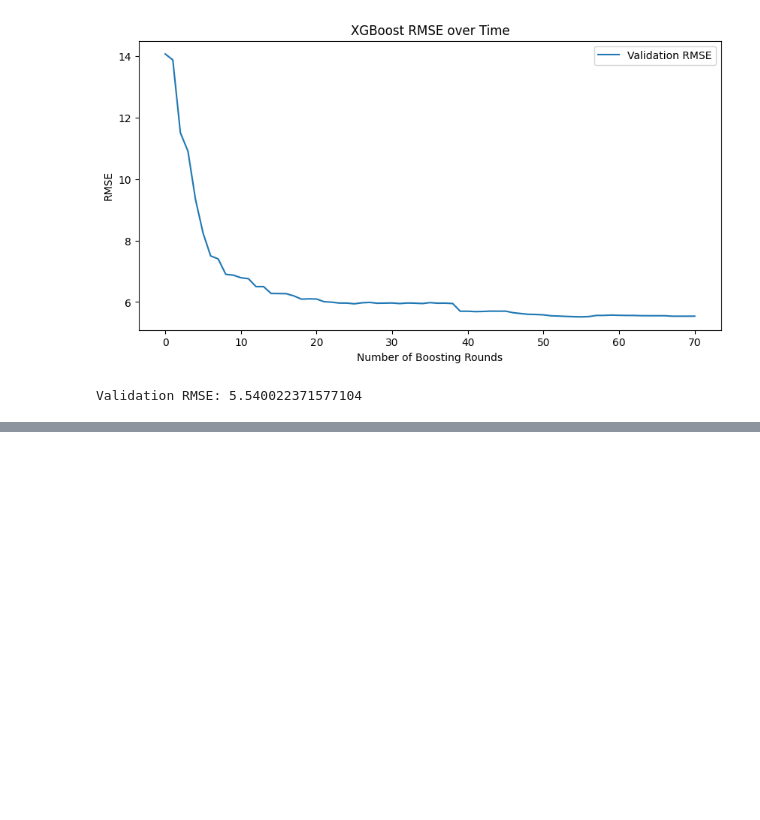
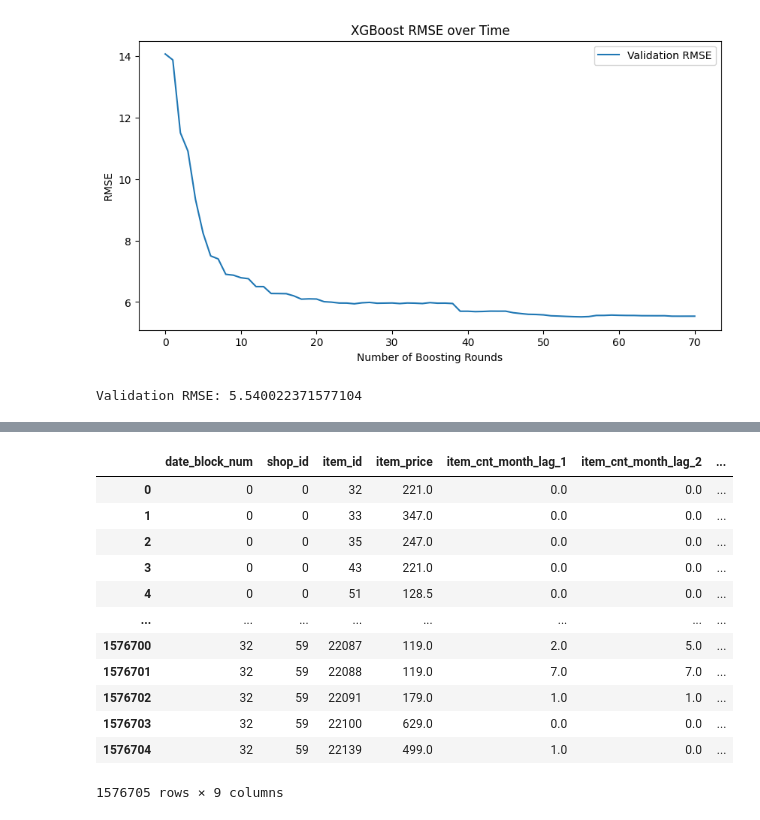
Before and after one commit to ishamel101/Predict-Future-Sales, a Jupyter notebook: fetures_sales.ipynb, the cells around one changed output, grey strips where cells are left out. Saved outputs shown, nothing was run; the diff lists cells and outputs as text; code cells hidden in the pictures; blank space fills up the shorter version.

```diff
--- a/fetures_sales.ipynb
+++ b/fetures_sales.ipynb
@@ -400,0 +501,16 @@ IndexError: Column(s) ['ID', 'shop_id', 'item_id', 'date_block_num', 'item_cnt_m
+# %%
+X_train
+# %% [output]
+|  | date_block_num | shop_id | item_id | item_price | item_cnt_month_lag_1 | item_cnt_month_lag_2 | ... |
+| 0 | 0 | 0 | 32 | 221.0 | 0.0 | 0.0 | ... |
+| 1 | 0 | 0 | 33 | 347.0 | 0.0 | 0.0 | ... |
+| 2 | 0 | 0 | 35 | 247.0 | 0.0 | 0.0 | ... |
+| 3 | 0 | 0 | 43 | 221.0 | 0.0 | 0.0 | ... |
+| 4 | 0 | 0 | 51 | 128.5 | 0.0 | 0.0 | ... |
+| ... | ... | ... | ... | ... | ... | ... | ... |
+| 1576700 | 32 | 59 | 22087 | 119.0 | 2.0 | 5.0 | ... |
+| 1576701 | 32 | 59 | 22088 | 119.0 | 7.0 | 7.0 | ... |
+| 1576702 | 32 | 59 | 22091 | 179.0 | 1.0 | 1.0 | ... |
+| 1576703 | 32 | 59 | 22100 | 629.0 | 0.0 | 0.0 | ... |
+| 1576704 | 32 | 59 | 22139 | 499.0 | 1.0 | 0.0 | ... |
+1576705 rows × 9 columns
```
Also changed, not shown: parts of 11 cells of this notebook.
